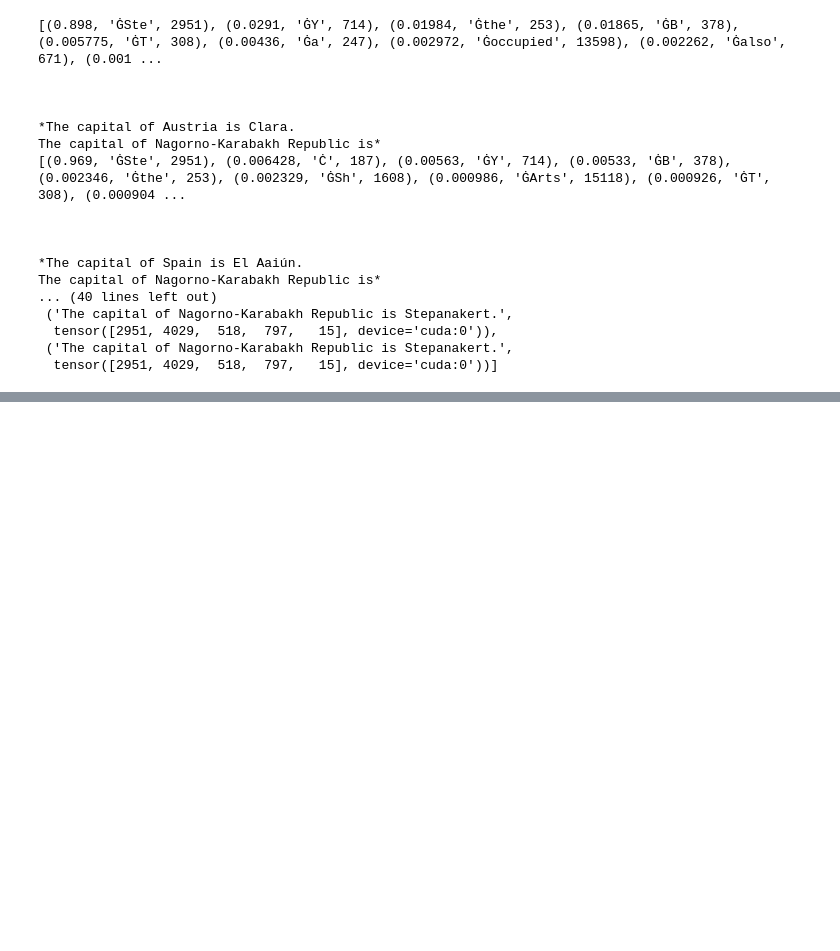
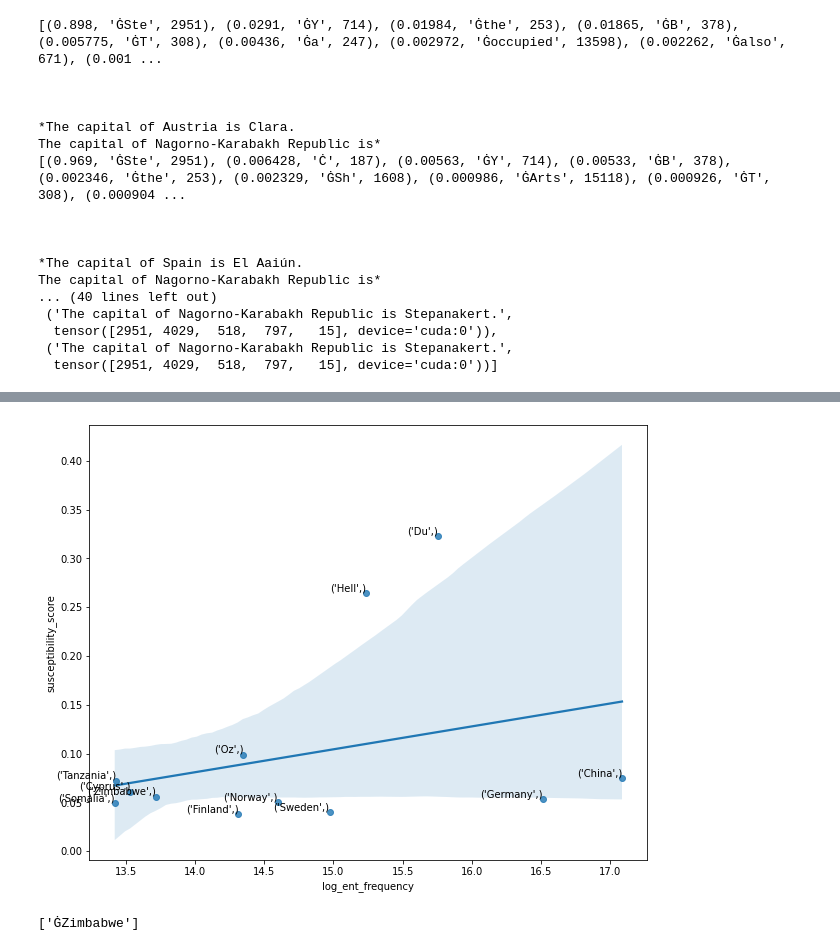
Before and after one commit to kdu4108/measureLM, a Jupyter notebook: analysis.ipynb, the cells around one changed output, grey strips where cells are left out. Drawn from its saved outputs; the diff is of its cells as text; code cells hidden in the pictures; blank space fills up the shorter version.

Commit message:
Add worldleaders run and analysis

```diff
--- a/analysis.ipynb
+++ b/analysis.ipynb
@@ -519,0 +680,19 @@ The capital of Nagorno-Karabakh Republic is*
+# %%
+entity_counts = dict(
+    sorted(
+        {
+            (k,): v["total"] for k, v in entities_to_freqs.items() if v["total"] != 0
+        }.items(),
+        key=lambda x: x[1],
+    )
+)
+ent_freq_df = pd.DataFrame(
+    list(entity_counts.items()), columns=["entity", "ent_frequency"]
+)
+ent_freq_df
+# %%
+val_df_per_qe_with_freq = val_df_per_qe.merge(ent_freq_df)
+val_df_per_qe_with_freq["log_ent_frequency"] = val_df_per_qe_with_freq[
+    "ent_frequency"
+].apply(np.log)
+val_df_per_qe_with_freq
@@ -519,0 +717,32 @@ The capital of Nagorno-Karabakh Republic is*
+# %%
+fig, ax = plt.subplots(figsize=(10, 8))
+df = val_df_per_qe_with_freq[val_df_per_qe_with_freq["query_form"] == query_forms[0]]
+plot = sns.regplot(
+    data=df,
+    x="log_ent_frequency",
+    y="susceptibility_score",
+    # logx=True,
+    # hue="query_form",
+    ax=ax,
+    label=True,
+    # hue="is_real",
+    # dodge=True
+    # jitter=0.1,
+    # legend="full",
+)
+
+for i, row in df.iterrows():
+    ax.text(
+        row["log_ent_frequency"],
+        row["susceptibility_score"],
+        row["entity"],
+        ha="right",
+        va="bottom",
+    )
+
+plot_name = "plot_susscore_vs_queryform_real_historical_dreamfic_ent_frequency"
+save_path = os.path.join(analysis_dir, f"{plot_name}.png")
+fig.savefig(save_path)
+wandb.log({plot_name: wandb.Image(fig)})
+# %% [output]
+[figure, added]
@@ -520,2 +764,6 @@ The capital of Nagorno-Karabakh Republic is*
+# %%
+tokenizer.convert_ids_to_tokens([38581])
+# %% [output]
+['ĠZimbabwe']
 # %%
 wandb.finish()
```
Also changed, not shown: parts of 20 cells of this notebook, 7 other files.
